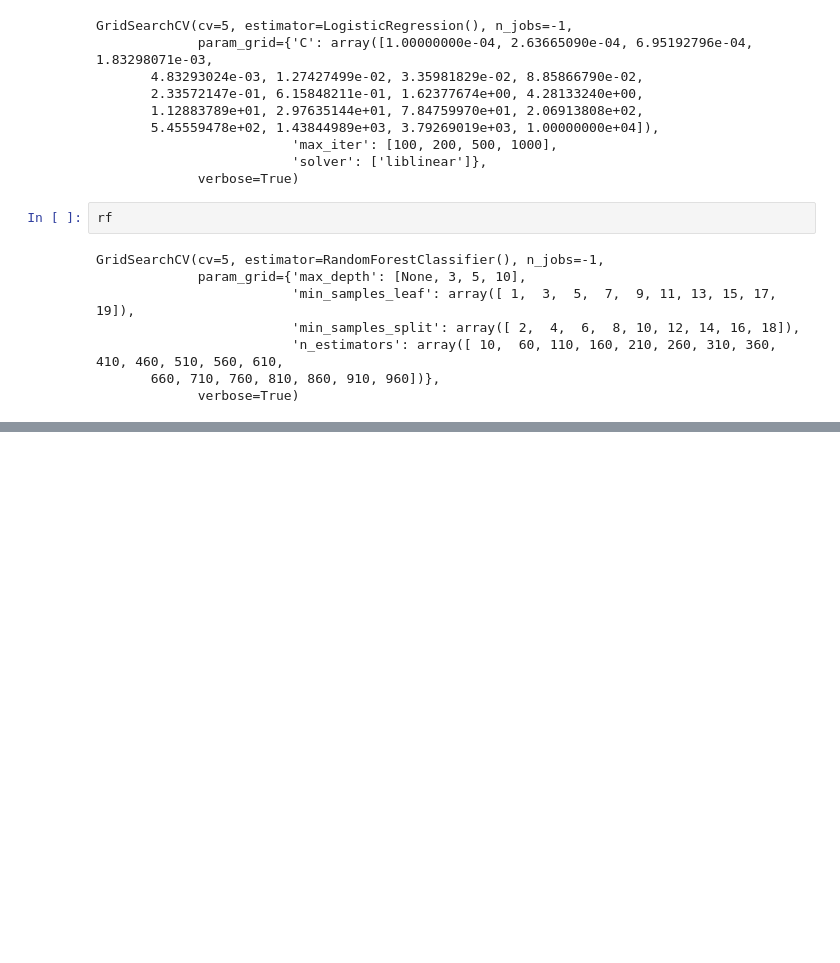
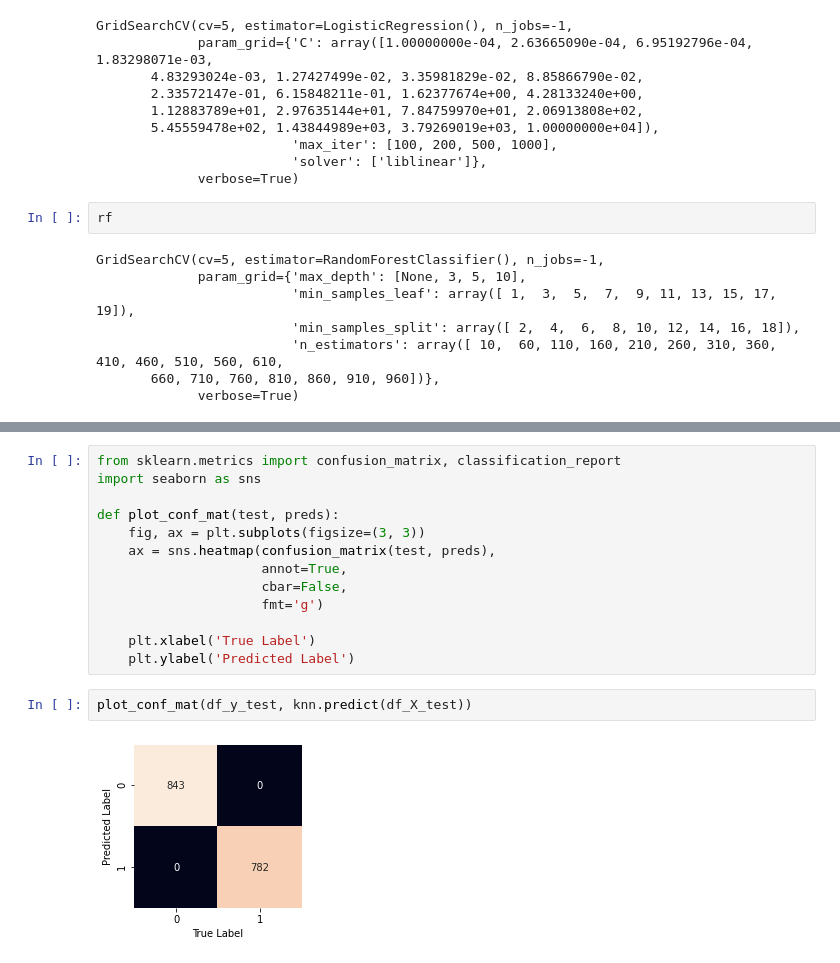
Before and after one commit to jafar-shodiq/mlearning-proj, a Jupyter notebook: mushrooms-classification-2.ipynb, the cells around one changed output, grey strips where cells are left out. Cells and saved outputs as stored; diff of their text form; blank space fills up the shorter version.

Commit message:
classification report

```diff
--- a/mushrooms-classification-2.ipynb
+++ b/mushrooms-classification-2.ipynb
@@ -39,0 +254,17 @@ GridSearchCV(cv=5, estimator=RandomForestClassifier(), n_jobs=-1,
+# %%
+from sklearn.metrics import confusion_matrix, classification_report
+import seaborn as sns
+
+def plot_conf_mat(test, preds):
+    fig, ax = plt.subplots(figsize=(3, 3))
+    ax = sns.heatmap(confusion_matrix(test, preds),
+                     annot=True,
+                     cbar=False,
+                     fmt='g')
+
+    plt.xlabel('True Label')
+    plt.ylabel('Predicted Label')
+# %%
+plot_conf_mat(df_y_test, knn.predict(df_X_test))
+# %% [output]
+[figure, added]
```
Also changed, not shown: parts of 35 cells of this notebook.
